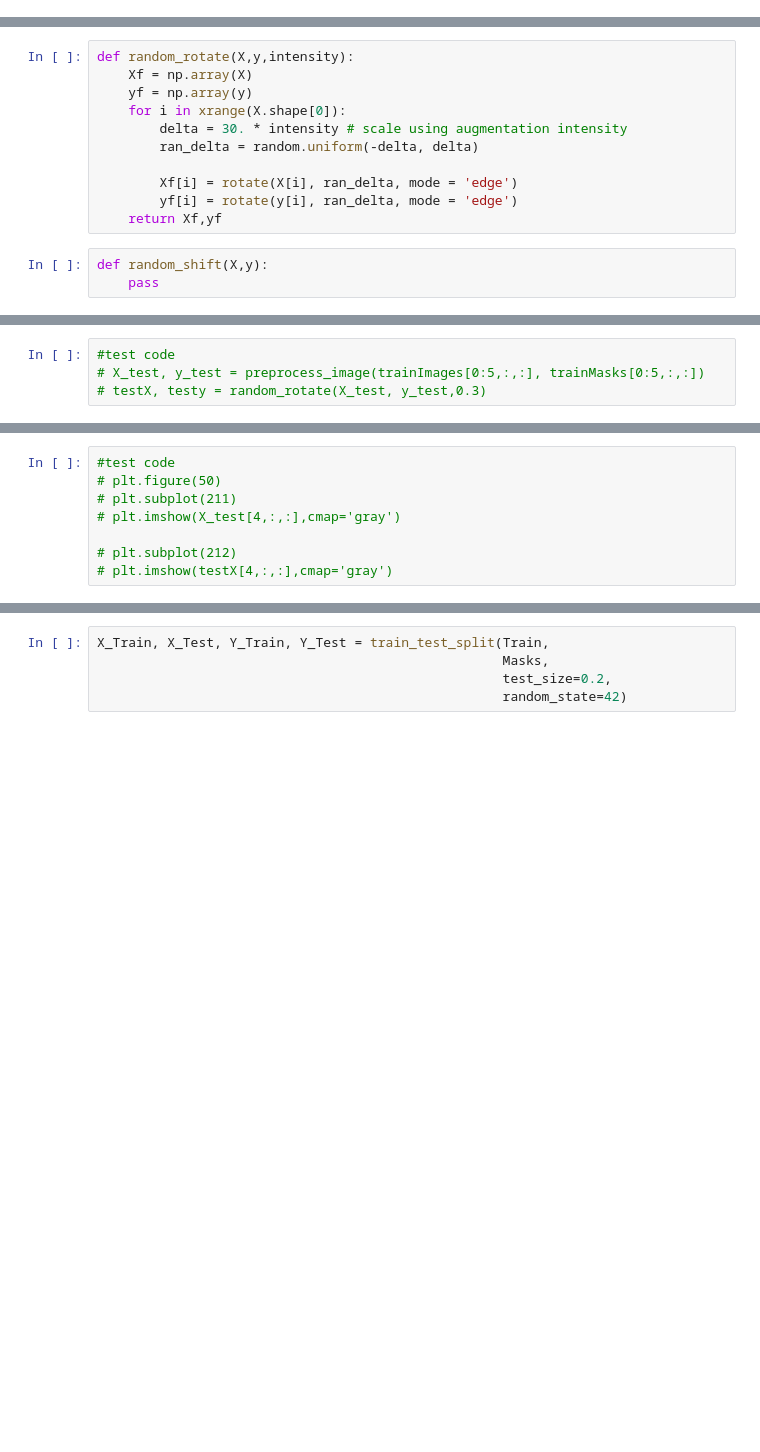
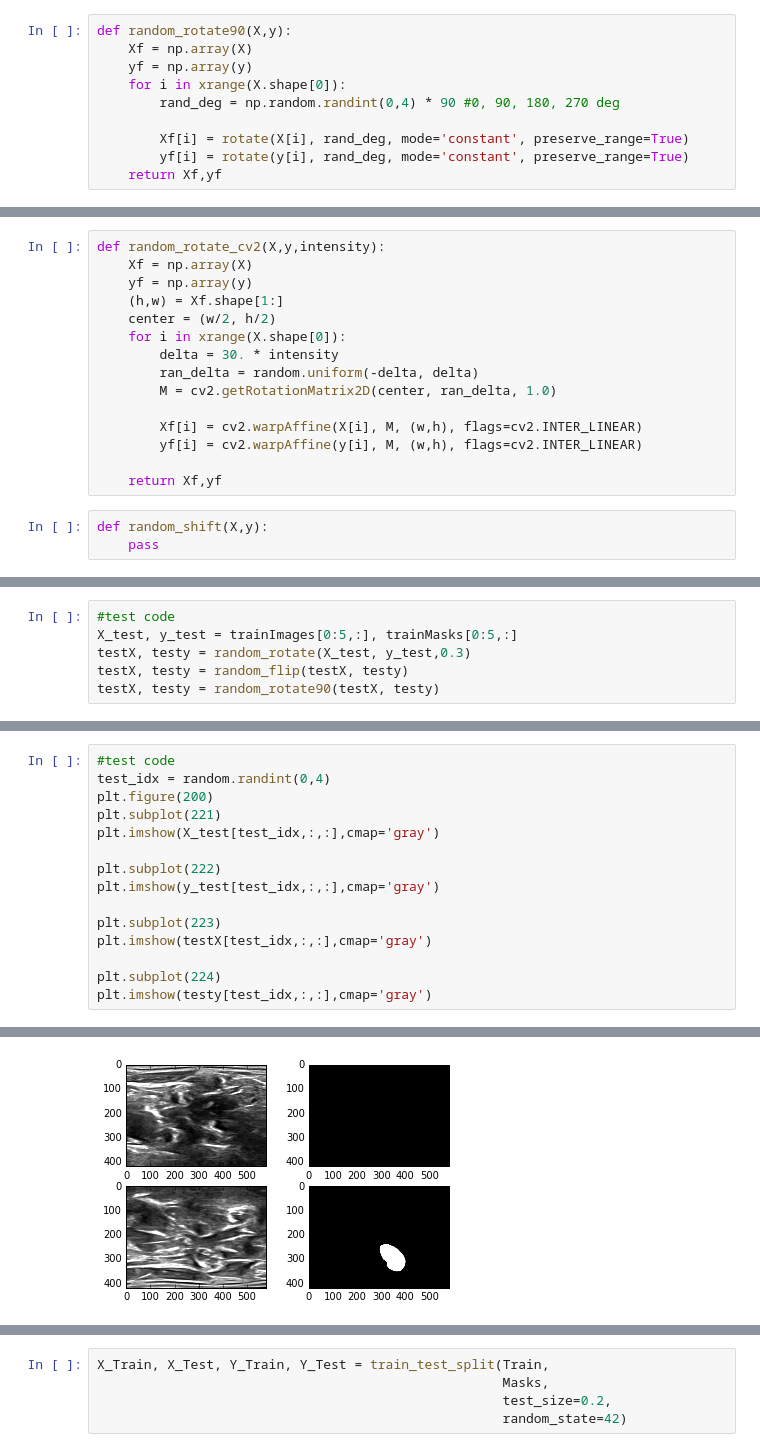
Before and after one commit to jaeoh2/ultrasound_nerve_segmentation, a Jupyter notebook: 1_Data_Augmentation.ipynb, the cells around one changed output, grey strips where cells are left out. Saved outputs shown, nothing was run; the diff lists cells and outputs as text; blank space fills up the shorter version.

Commit message:
Modified Data augmentation/ Pre-processing features, Added BN layer

```diff
--- a/1_Data_Augmentation.ipynb
+++ b/1_Data_Augmentation.ipynb
@@ -26,2 +32,12 @@ def preprocess_image(X,y):
 
     return X,y
+# %%
+def random_rotate90(X,y):
+    Xf = np.array(X)
+    yf = np.array(y)
+    for i in xrange(X.shape[0]):
+        rand_deg = np.random.randint(0,4) * 90 #0, 90, 180, 270 deg
+
+        Xf[i] = rotate(X[i], rand_deg, mode='constant', preserve_range=True)
+        yf[i] = rotate(y[i], rand_deg, mode='constant', preserve_range=True)
+    return Xf,yf
@@ -36,13 +98,17 @@ def vertical_flip(X,y):
 # %%
-def random_rotate(X,y,intensity):
+def random_rotate_cv2(X,y,intensity):
     Xf = np.array(X)
     yf = np.array(y)
+    (h,w) = Xf.shape[1:]
+    center = (w/2, h/2)
     for i in xrange(X.shape[0]):
-        delta = 30. * intensity # scale using augmentation intensity
+        delta = 30. * intensity
         ran_delta = random.uniform(-delta, delta)
+        M = cv2.getRotationMatrix2D(center, ran_delta, 1.0)
 
-        Xf[i] = rotate(X[i], ran_delta, mode = 'edge')
-        yf[i] = rotate(y[i], ran_delta, mode = 'edge')
+        Xf[i] = cv2.warpAffine(X[i], M, (w,h), flags=cv2.INTER_LINEAR)
+        yf[i] = cv2.warpAffine(y[i], M, (w,h), flags=cv2.INTER_LINEAR)
+
     return Xf,yf
 # %%
 def random_shift(X,y):
@@ -60,4 +116,6 @@ def random_horizontal_flip(X,y):
 # %%
 #test code
-# X_test, y_test = preprocess_image(trainImages[0:5,:,:], trainMasks[0:5,:,:])
-# testX, testy = random_rotate(X_test, y_test,0.3)
+X_test, y_test = trainImages[0:5,:], trainMasks[0:5,:]
+testX, testy = random_rotate(X_test, y_test,0.3)
+testX, testy = random_flip(testX, testy)
+testX, testy = random_rotate90(testX, testy)
@@ -64,8 +126,16 @@ def random_horizontal_flip(X,y):
 # %%
 #test code
-# plt.figure(50)
-# plt.subplot(211)
-# plt.imshow(X_test[4,:,:],cmap='gray')
+test_idx = random.randint(0,4)
+plt.figure(200)
+plt.subplot(221)
+plt.imshow(X_test[test_idx,:,:],cmap='gray')
 
-# plt.subplot(212)
-# plt.imshow(testX[4,:,:],cmap='gray')
+plt.subplot(222)
+plt.imshow(y_test[test_idx,:,:],cmap='gray')
+
+plt.subplot(223)
+plt.imshow(testX[test_idx,:,:],cmap='gray')
+
+plt.subplot(224)
+plt.imshow(testy[test_idx,:,:],cmap='gray')
+# %% [output]
@@ -71,0 +143 @@ def random_horizontal_flip(X,y):
+[figure, added]
```
Also changed, not shown: parts of 24 cells of this notebook, 2 other files.
